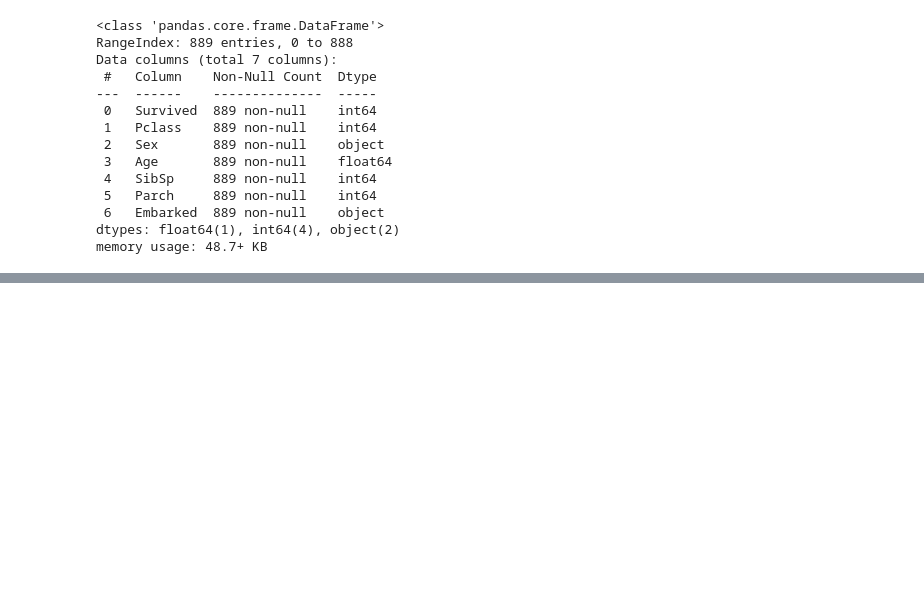
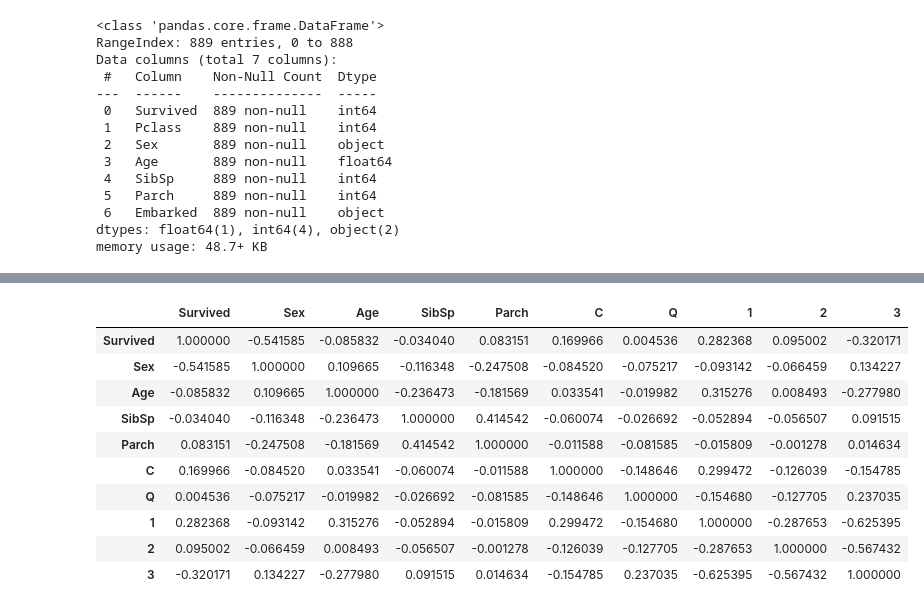
Before and after one commit to prakharkumar2515/EDA, a Jupyter notebook: EDA_basics.ipynb, the cells around one changed output, grey strips where cells are left out. Saved outputs shown, nothing was run; the diff lists cells and outputs as text; code cells hidden in the pictures; blank space fills up the shorter version.

```diff
--- a/EDA_basics.ipynb
+++ b/EDA_basics.ipynb
@@ -143,0 +199,3 @@ memory usage: 48.7+ KB
+# %%
+one = pd.get_dummies(df['Embarked'])
+df = pd.concat([df, one], axis=1)
@@ -143,0 +224,2 @@ memory usage: 48.7+ KB
+# %%
+df.drop(['Embarked'], axis=1, inplace=True)
@@ -143,0 +239,2 @@ memory usage: 48.7+ KB
+# %%
+df.drop(['S'], axis=1, inplace=True)
@@ -143,0 +253,18 @@ memory usage: 48.7+ KB
+# %%
+one_pclass = pd.get_dummies(df['Pclass'])
+df = pd.concat([df, one_pclass], axis=1)
+df.drop(['Pclass'], axis=1, inplace=True)
+# %%
+df.corr()
+# %% [output]
+|  | Survived | Sex | Age | SibSp | Parch | C | Q | 1 | 2 | 3 |
+| Survived | 1.000000 | -0.541585 | -0.085832 | -0.034040 | 0.083151 | 0.169966 | 0.004536 | 0.282368 | 0.095002 | -0.320171 |
+| Sex | -0.541585 | 1.000000 | 0.109665 | -0.116348 | -0.247508 | -0.084520 | -0.075217 | -0.093142 | -0.066459 | 0.134227 |
+| Age | -0.085832 | 0.109665 | 1.000000 | -0.236473 | -0.181569 | 0.033541 | -0.019982 | 0.315276 | 0.008493 | -0.277980 |
+| SibSp | -0.034040 | -0.116348 | -0.236473 | 1.000000 | 0.414542 | -0.060074 | -0.026692 | -0.052894 | -0.056507 | 0.091515 |
+| Parch | 0.083151 | -0.247508 | -0.181569 | 0.414542 | 1.000000 | -0.011588 | -0.081585 | -0.015809 | -0.001278 | 0.014634 |
+| C | 0.169966 | -0.084520 | 0.033541 | -0.060074 | -0.011588 | 1.000000 | -0.148646 | 0.299472 | -0.126039 | -0.154785 |
+| Q | 0.004536 | -0.075217 | -0.019982 | -0.026692 | -0.081585 | -0.148646 | 1.000000 | -0.154680 | -0.127705 | 0.237035 |
+| 1 | 0.282368 | -0.093142 | 0.315276 | -0.052894 | -0.015809 | 0.299472 | -0.154680 | 1.000000 | -0.287653 | -0.625395 |
+| 2 | 0.095002 | -0.066459 | 0.008493 | -0.056507 | -0.001278 | -0.126039 | -0.127705 | -0.287653 | 1.000000 | -0.567432 |
+| 3 | -0.320171 | 0.134227 | -0.277980 | 0.091515 | 0.014634 | -0.154785 | 0.237035 | -0.625395 | -0.567432 | 1.000000 |
```
Also changed, not shown: parts of 33 cells of this notebook, 1 other file.
